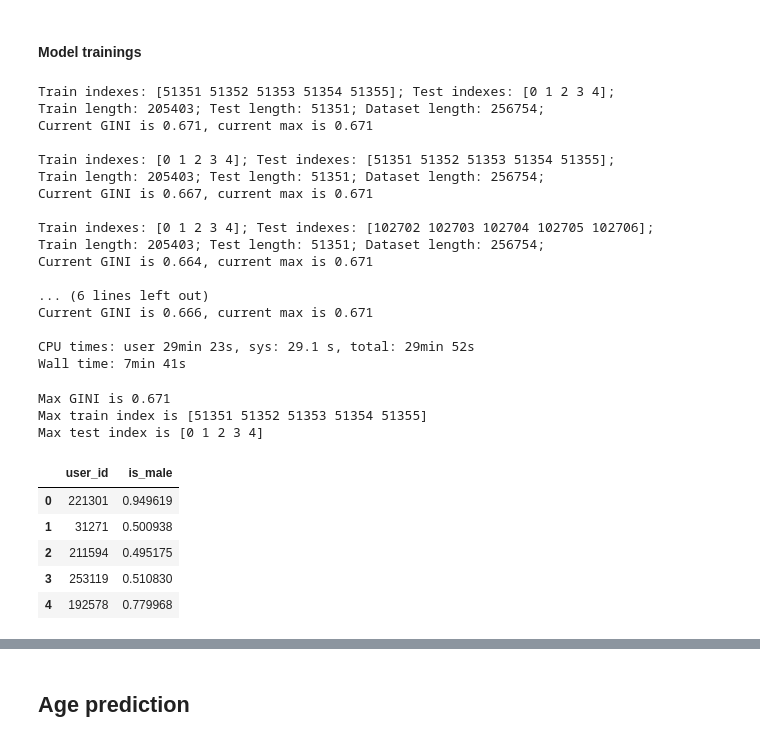
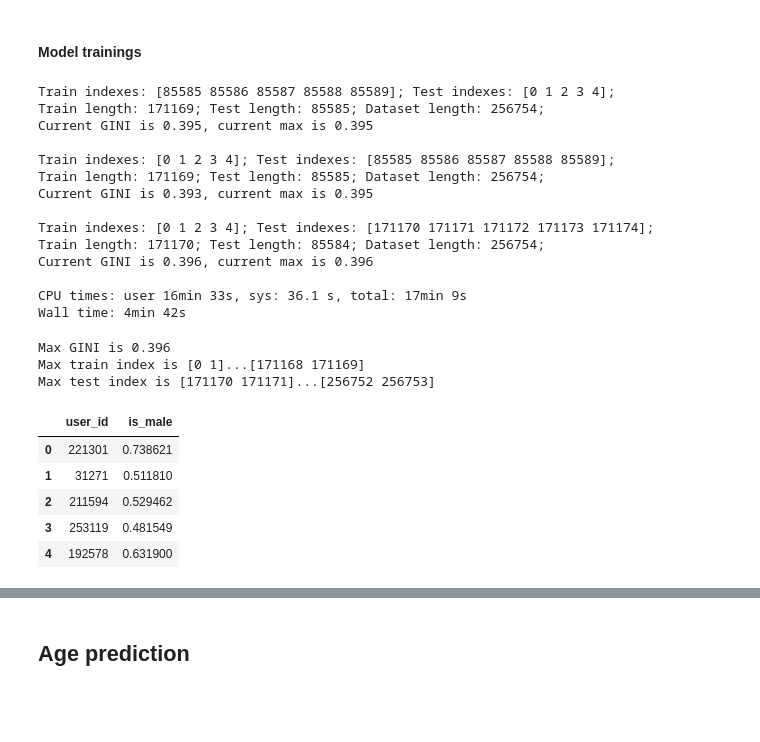
Before and after one commit to a125x/MTS-ML-CUP, a Jupyter notebook: fork-of-mts-cup-kaggle.ipynb, the cells around one changed output, grey strips where cells are left out. Saved outputs shown, nothing was run; the diff lists cells and outputs as text; code cells hidden in the pictures; blank space fills up the shorter version.

```diff
--- a/fork-of-mts-cup-kaggle.ipynb
+++ b/fork-of-mts-cup-kaggle.ipynb
@@ -7,13 +7,13 @@ transformers, features generation,
 fix left bisect as described in the changed rules
 # %%
 SPLIT_SEED = 42
-KFOLD_SPLITS = 5
+KFOLD_SPLITS = 3
 
 IS_EMBEDDING_USED = True
 if IS_EMBEDDING_USED:
     IS_GPU_USED = False
-    FAISS_ITERATIONS = 100
-    FACTORS = 100
+    FAISS_ITERATIONS = 10
+    FACTORS = 10
 
 IS_POLARS_USED = True
 
@@ -305,10 +305,18 @@ if IS_EMBEDDING_USED:
     inv_usr_map = {v: k for k, v in usr_dict.items()}
     usr_emb = pd.DataFrame(d_factors)
     usr_emb['user_id'] = usr_emb.index.map(inv_usr_map)
+
     usr_targets = targets.to_pandas()
     df = usr_targets.merge(usr_emb, how = 'inner', on = ['user_id'])
+
+    df['cpe_model_name'] = data['cpe_model_name'].to_pandas()
+
+    display(df.info)
     df = df[df['is_male'] != 'NA']
     df = df.dropna()
+    display(df.info)
+
     df['is_male'] = df['is_male'].map(int)
     print(df['is_male'].value_counts())
+    display(df.head())
 # %% [output]
@@ -318,3 +366,7 @@ Name: is_male, dtype: int64
+# %%
+df_submit = id_to_submit.merge(usr_emb, how = 'left', on = ['user_id']).drop(['user_id'], axis = 1)
+#id_to_submit[['user_id']].merge(usr_emb, how = 'left', on = ['user_id']).drop(['user_id'], axis = 1)
+df_submit['cpe_model_name'] = data['cpe_model_name'].to_pandas()
 # %% [markdown]
 #### Model trainings
 # %%
@@ -331,6 +383,7 @@ elif IS_MODEL_RANDFOREST:
 if IS_MODEL_CATBOOST or IS_MODEL_RANDFOREST:
     x = df.drop(['user_id', 'age', 'is_male'], axis = 1)
     y = df['is_male']
+    cat_features = ['cpe_model_name']
 
     kf = KFold(n_splits=KFOLD_SPLITS)
 
@@ -345,7 +398,7 @@ if IS_MODEL_CATBOOST or IS_MODEL_RANDFOREST:
         y_train, y_test = y.iloc[train_index], y.iloc[test_index]
 
         if IS_MODEL_CATBOOST:
-            clf.fit(x_train, y_train, verbose = False)
+            clf.fit(x_train, y_train, cat_features, verbose = False)
         elif IS_MODEL_RANDFOREST:
             clf.fit(x_train, y_train)
 
@@ -357,48 +410,45 @@ if IS_MODEL_CATBOOST or IS_MODEL_RANDFOREST:
 
         print(f'Current GINI is {gini}, current max is {max_gini}', end="\n\n")
 # %% [output]
-Train indexes: [51351 51352 51353 51354 51355]; Test indexes: [0 1 2 3 4];
-Train length: 205403; Test length: 51351; Dataset length: 256754;
-Current GINI is 0.671, current max is 0.671
+Train indexes: [85585 85586 85587 85588 85589]; Test indexes: [0 1 2 3 4];
+Train length: 171169; Test length: 85585; Dataset length: 256754;
+Current GINI is 0.395, current max is 0.395
 
-Train indexes: [0 1 2 3 4]; Test indexes: [51351 51352 51353 51354 51355];
-Train length: 205403; Test length: 51351; Dataset length: 256754;
-Current GINI is 0.667, current max is 0.671
+Train indexes: [0 1 2 3 4]; Test indexes: [85585 85586 85587 85588 85589];
+Train length: 171169; Test length: 85585; Dataset length: 256754;
+Current GINI is 0.393, current max is 0.395
 
-Train indexes: [0 1 2 3 4]; Test indexes: [102702 102703 102704 102705 102706];
-Train length: 205403; Test length: 51351; Dataset length: 256754;
-Current GINI is 0.664, current max is 0.671
+Train indexes: [0 1 2 3 4]; Test indexes: [171170 171171 171172 171173 171174];
+Train length: 171170; Test length: 85584; Dataset length: 256754;
+Current GINI is 0.396, current max is 0.396
 
-... (6 lines left out)
-Current GINI is 0.666, current max is 0.671
-
-CPU times: user 29min 23s, sys: 29.1 s, total: 29min 52s
-Wall time: 7min 41s
+CPU times: user 16min 33s, sys: 36.1 s, total: 17min 9s
+Wall time: 4min 42s
 # %%
 print(f'Max GINI is {max_gini}')
-print(f'Max train index is {max_train_index[:5]}')
-print(f'Max test index is {max_test_index[:5]}')
+print(f'Max train index is {max_train_index[:2]}...{max_train_index[-2:]}')
+print(f'Max test index is {max_test_index[:2]}...{max_test_index[-2:]}')
 # %% [output]
-Max GINI is 0.671
-Max train index is [51351 51352 51353 51354 51355]
-Max test index is [0 1 2 3 4]
+Max GINI is 0.396
+Max train index is [0 1]...[171168 171169]
+Max test index is [171170 171171]...[256752 256753]
 # %%
 if IS_MODEL_CATBOOST or IS_MODEL_RANDFOREST:
     if IS_MODEL_CATBOOST:
-        clf.fit(x.iloc[max_train_index], y.iloc[max_train_index], verbose = False)
+        clf.fit(x.iloc[max_train_index], y.iloc[max_train_index], cat_features, verbose = False)
     elif IS_MODEL_RANDFOREST:
         clf.fit(x.iloc[max_train_index], y.iloc[max_train_index])
     id_to_submit['user_id'].unique
-    id_to_submit['is_male'] = clf.predict_proba(id_to_submit.merge(usr_emb, how = 'left', on = ['user_id']).drop(['user_id'], axis = 1))[:,1]
+    id_to_submit['is_male'] = clf.predict_proba(df_submit)[:,1]
 
 id_to_submit.head()
 # %% [output]
 |  | user_id | is_male |
-| 0 | 221301 | 0.949619 |
-| 1 | 31271 | 0.500938 |
-| 2 | 211594 | 0.495175 |
-| 3 | 253119 | 0.510830 |
-| 4 | 192578 | 0.779968 |
+| 0 | 221301 | 0.738621 |
+| 1 | 31271 | 0.511810 |
+| 2 | 211594 | 0.529462 |
+| 3 | 253119 | 0.481549 |
+| 4 | 192578 | 0.631900 |
 # %%
 print("Current GINI score: ", float(f'{2 * m.roc_auc_score(y.iloc[max_test_index], clf.predict_proba(x.iloc[max_test_index])[:,1]) - 1:2.3f}'))
 # %% [output]
```
Also changed, not shown: parts of 13 cells of this notebook.
